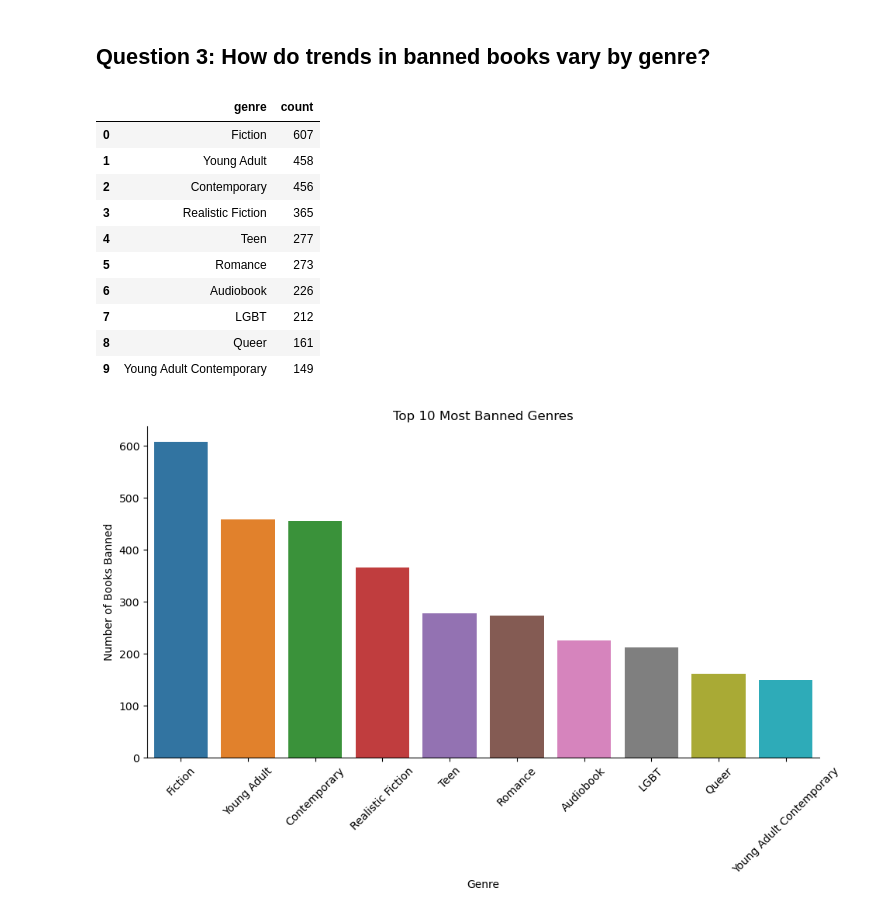
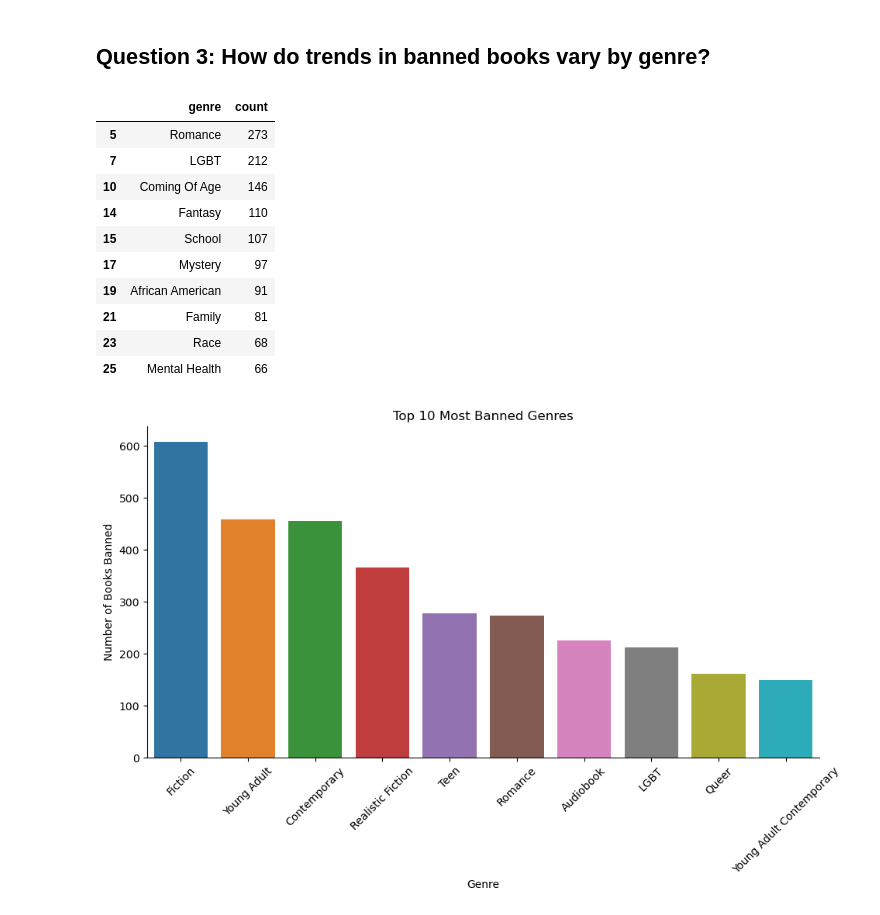
Before and after one commit to yashadoddabele/bannedbooks_project, a Jupyter notebook: bannedbooks.ipynb, the cells around one changed output. Drawn from its saved outputs; the diff is of its cells as text; code cells hidden in the pictures.

```diff
--- a/bannedbooks.ipynb
+++ b/bannedbooks.ipynb
@@ -190,23 +190,24 @@ df_allbooks['genres'] = df_allbooks['genres'].apply(convert_to_list)
 # %%
 # count occurrences of each genre
 genre_counts = Counter([genre for genres in df_allbooks['genres'] for genre in genres])
 df_genre_counts = pd.DataFrame.from_dict(genre_counts, orient='index', columns=['count'])
 df_genre_counts = df_genre_counts.sort_values(by='count', ascending=False)
 df_genre_counts = df_genre_counts.reset_index().rename(columns={'index': 'genre'})
 
-df_genre_counts.head(10)
+specific_df_genre_counts = df_genre_counts[(df_genre_counts["genre"] != "Fiction") & (df_genre_counts["genre"] != "Young Adult") & (df_genre_counts["genre"] != "Contemporary") & (df_genre_counts["genre"] != "Realistic Fiction") & (df_genre_counts["genre"] != "Teen") & (df_genre_counts["genre"] != "Audiobook") & (df_genre_counts["genre"] != "Queer") & (df_genre_counts["genre"] != "Young Adult Contemporary") & (df_genre_counts["genre"] != "Adult") & (df_genre_counts["genre"] != "Novels") & (df_genre_counts["genre"] != "Historical Fiction") & (df_genre_counts["genre"] != "Classics") & (df_genre_counts["genre"] != "Literature") & (df_genre_counts["genre"] != "Nonfiction") & (df_genre_counts["genre"] != "Historical") & (df_genre_counts["genre"] != "Adult Fiction")]
+specific_df_genre_counts.head(10)
 # %% [output]
 |  | genre | count |
-| 0 | Fiction | 607 |
-| 1 | Young Adult | 458 |
-| 2 | Contemporary | 456 |
-| 3 | Realistic Fiction | 365 |
-| 4 | Teen | 277 |
 | 5 | Romance | 273 |
-| 6 | Audiobook | 226 |
 | 7 | LGBT | 212 |
-| 8 | Queer | 161 |
-| 9 | Young Adult Contemporary | 149 |
+| 10 | Coming Of Age | 146 |
+| 14 | Fantasy | 110 |
+| 15 | School | 107 |
+| 17 | Mystery | 97 |
+| 19 | African American | 91 |
+| 21 | Family | 81 |
+| 23 | Race | 68 |
+| 25 | Mental Health | 66 |
 # %%
 # plot 10 most banned genres
 sns.catplot(data = df_genre_counts.head(10), x = 'genre', y = 'count', kind = 'bar', aspect = 2)
```
